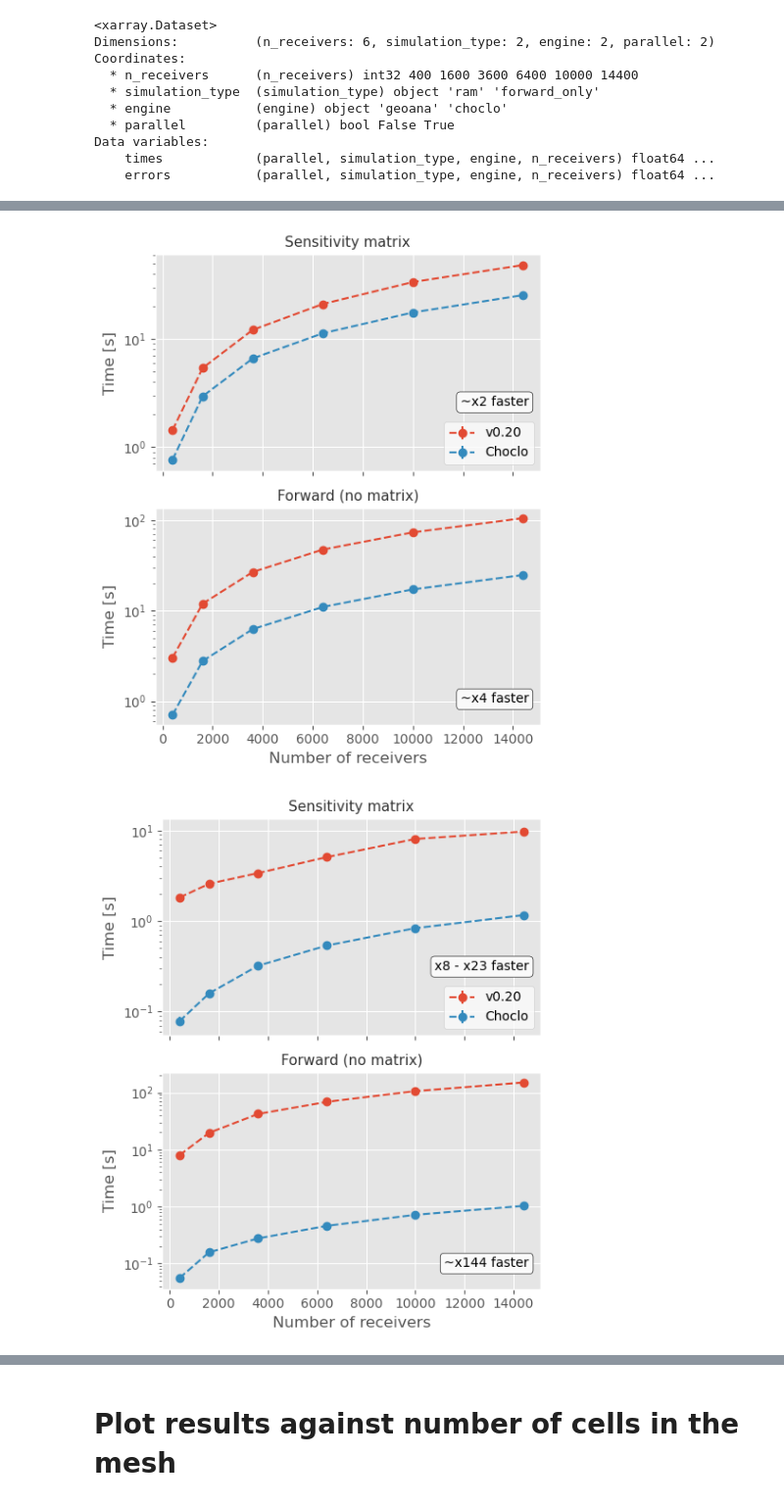
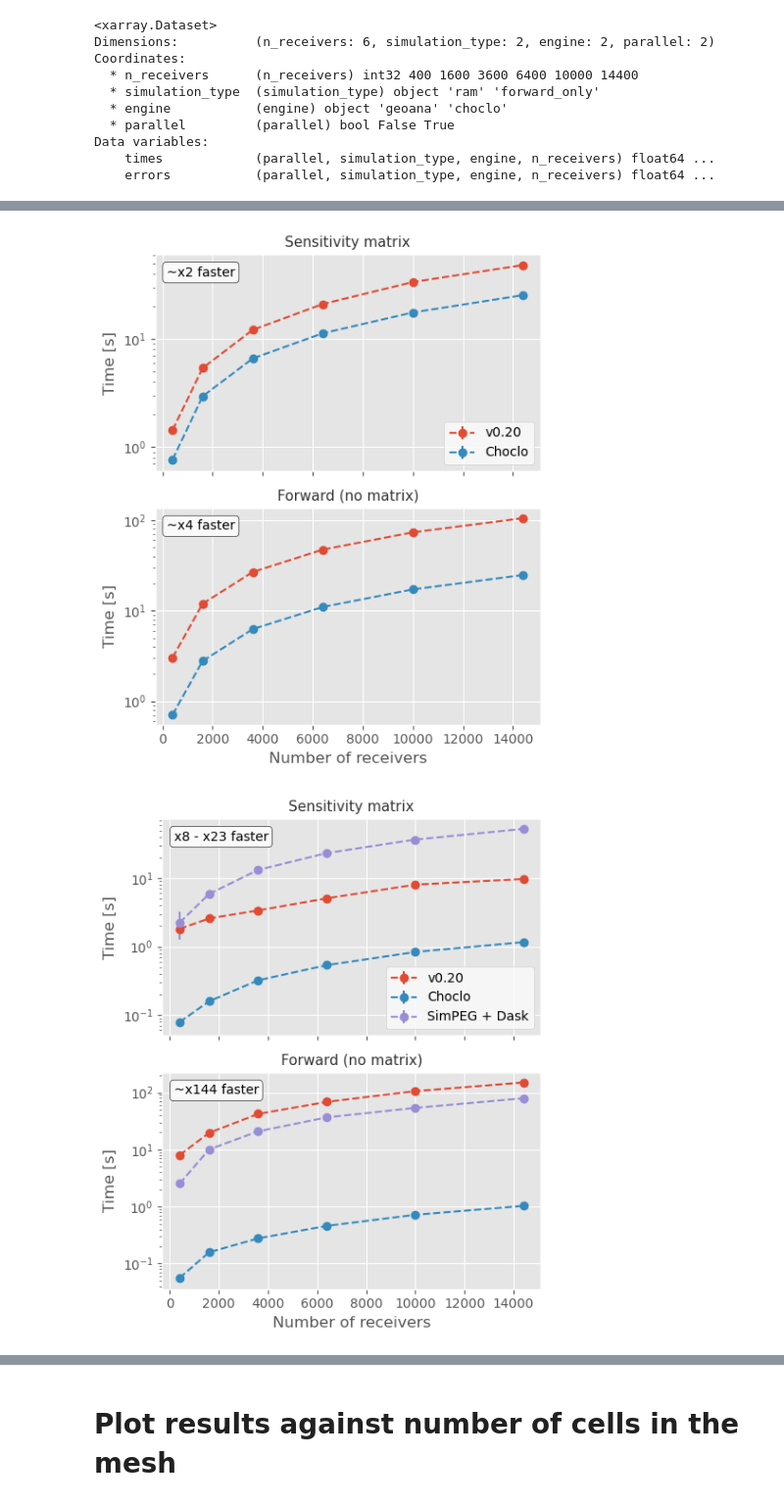
Before and after one commit to santisoler/simpeg-benchmarks-gravity, a Jupyter notebook: notebooks/99-figures.ipynb, the cells around one changed output, grey strips where cells are left out. Shown: that part at 98% size. Drawn from its saved outputs; the diff is of its cells as text; code cells hidden in the pictures.

Commit message:
Create new figures with sensitivity matrix results only

```diff
--- a/notebooks/99-figures.ipynb
+++ b/notebooks/99-figures.ipynb
@@ -41,3 +41,7 @@ Coordinates:
 Data variables:
     times            (parallel, simulation_type, engine, n_receivers) float64 ...
     errors           (parallel, simulation_type, engine, n_receivers) float64 ...
+# %%
+fname = results_dir / "benchmark_dask-n-receivers.nc"
+dataset_dask = xr.load_dataset(fname)
+dataset_dask
@@ -49,11 +62,12 @@ for parallel in (False, True):
 
     for row, simulation_type in zip(range(nrows), dataset.simulation_type):
         ax = axes[row]
+
+        # Plot benchmark results
         for engine in dataset.engine:
             results = dataset.sel(
                 engine=engine, simulation_type=simulation_type, parallel=parallel
             )
-
             ax.errorbar(
                 x=results.n_receivers,
                 y=results.times,
@@ -62,6 +76,20 @@ for parallel in (False, True):
                 linestyle="dashed",
                 label=engine_to_str[str(engine.values)],
             )
+
+        # Plot benchmarks with Dask
+        if parallel:
+            results = dataset_dask.sel(simulation_type=simulation_type)
+            ax.errorbar(
+                x=results.n_receivers,
+                y=results.times,
+                yerr=results.errors,
+                marker="o",
+                linestyle="dashed",
+                label="SimPEG + Dask",
+            )
+
+        # Set title
         sim_type_str = str(simulation_type.values)
         if sim_type_str == "forward_only":
             sim_type_str = "Forward (no matrix)"
@@ -69,6 +97,8 @@ for parallel in (False, True):
             sim_type_str = "Sensitivity matrix"
         ax.set_title(sim_type_str)
 
+        if row == 1:
+            ax.set_xlabel("Number of receivers")
         ax.set_ylabel("Time [s]")
 
         # Annotate ratio
@@ -80,42 +110,39 @@ for parallel in (False, True):
         else:
             text = f"x{round(vmin)} - x{round(vmax)} faster"
 
+        ha = "left"
         if row == 0:
-            loc = (0.97, 0.3)
-            ha = "right"
+            loc = (0.03, 0.9)
         else:
-            loc = (0.97, 0.1)
-            ha = "right"
+            loc = (0.03, 0.9)
 
         ax.annotate(
             text,
             loc,
             xycoords="axes fraction",
             bbox=dict(boxstyle="round", fc="#fafafa", ec="#2e2e2e", alpha=1),
             ha=ha,
         )
         # ----------------
 
         # Add legend
         if row == 0:
             ax.legend(loc="lower right")
-        if row == 1:
-            ax.set_xlabel("Number of receivers")
 
         # Set yscales
         ax.set_yscale("log")
 
     plt.tight_layout()
 
     # Save to disk
     if parallel:
         parallel_str = "parallel"
     else:
         parallel_str = "serial"
 
     plt.savefig(figs_dir / f"benchmark_n-receivers_{parallel_str}.png", dpi=figs_dpi)
 
     plt.show()
 # %% [output]
-[figure, old version]
+[figure, new version]
-[figure, old version]
+[figure, new version]
```
Also changed, not shown: parts of 5 cells of this notebook, 9 other files.
